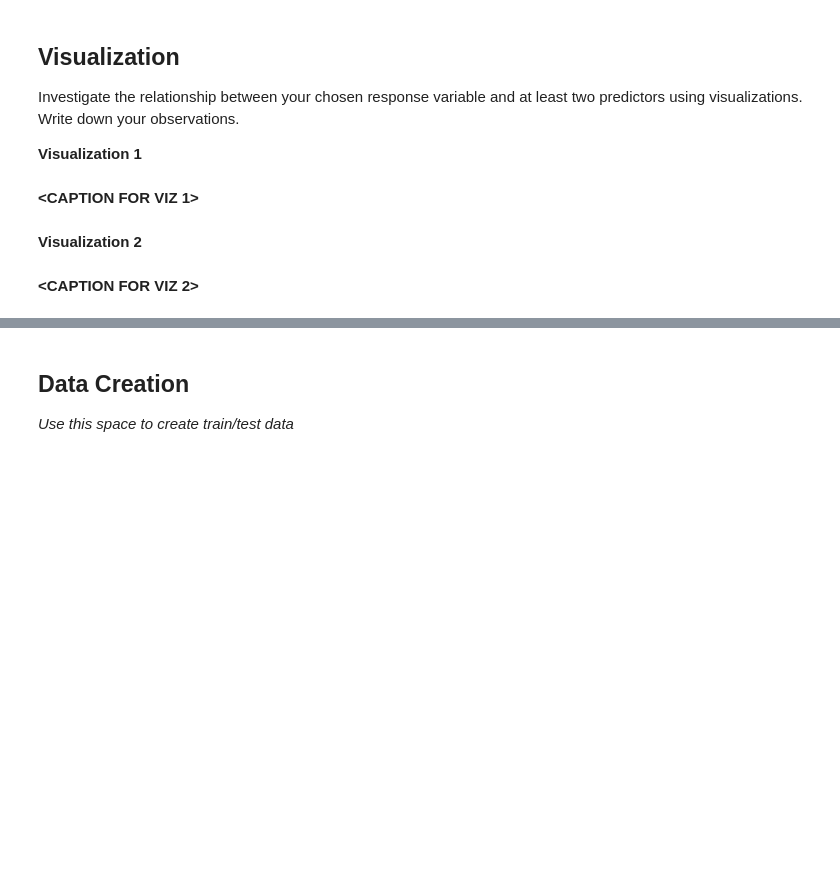
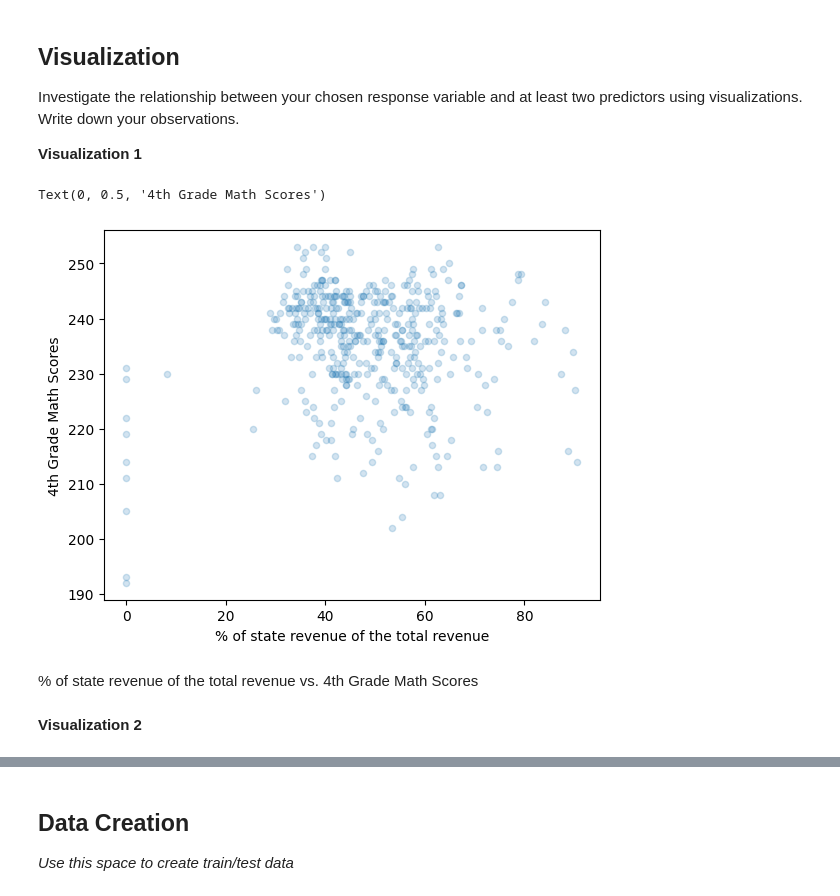
Before and after one commit to akang275/mdst-setup, a Jupyter notebook: tutorial1/checkpoint1.ipynb, the cells around one changed output, grey strips where cells are left out. Cells and saved outputs as stored; diff of their text form; code cells hidden in the pictures; blank space fills up the shorter version.

```diff
--- a/tutorial1/checkpoint1.ipynb
+++ b/tutorial1/checkpoint1.ipynb
@@ -35,2 +44,5 @@ Import `numpy`, `pandas`, and `matplotlib`.
 # %% [markdown]
 Load in the "states_edu.csv" dataset and take a look at the head of the data
+# %%
+df = pd.read_csv("../data/states_edu.csv")
+df.head()
@@ -38,3 +58,7 @@ Load in the "states_edu.csv" dataset and take a look at the head of the data
 You should always familiarize yourself with what each column in the dataframe represents. Read about the states_edu dataset here: https://www.kaggle.com/noriuk/us-education-datasets-unification-project
 # %% [markdown]
 Use this space to rename columns, deal with missing data, etc. _(optional)_
+# %%
+df.dropna(subset = ['TOTAL_REVENUE'], inplace=True)
+df.dropna(subset = ['STATE_REVENUE'], inplace=True)
+df.isna().sum()
@@ -47,2 +93,12 @@ How many years of data are logged in our dataset?
 # %% [markdown]
 Let's compare Michigan to Ohio. Which state has the higher average outcome score across all years?
+# %%
+df["PERCENT_OF_STATE_REVENUE_OF_TOTAL_REVENUE"] = df["STATE_REVENUE"]/df["TOTAL_REVENUE"] * 100
+df.dropna(subset = ["PERCENT_OF_STATE_REVENUE_OF_TOTAL_REVENUE"], inplace=True)
+
+states = df.groupby("STATE")
+
+if states.get_group("OHIO")["PERCENT_OF_STATE_REVENUE_OF_TOTAL_REVENUE"].mean() > states.get_group("MICHIGAN")["PERCENT_OF_STATE_REVENUE_OF_TOTAL_REVENUE"].mean():
+    print("OHIO")
+else:
+    print("MICHIGAN")
@@ -68,9 +159,14 @@ Feature engineering justification: **<BRIEFLY DESCRIBE WHY YOU MADE THE CHANGES
 Investigate the relationship between your chosen response variable and at least two predictors using visualizations. Write down your observations.
 
 **Visualization 1**
-# %% [markdown]
-**<CAPTION FOR VIZ 1>**
+# %%
+df.plot.scatter(x = "PERCENT_OF_STATE_REVENUE_OF_TOTAL_REVENUE", y = "AVG_MATH_4_SCORE", alpha = 0.2)
+plt.xlabel("% of state revenue of the total revenue")
+plt.ylabel("4th Grade Math Scores")
+# %% [output]
+Text(0, 0.5, '4th Grade Math Scores')
+[figure, added]
+# %% [markdown]
+% of state revenue of the total revenue vs. 4th Grade Math Scores
 # %% [markdown]
 **Visualization 2**
-# %% [markdown]
-**<CAPTION FOR VIZ 2>**
```
Also changed, not shown: parts of 21 cells of this notebook.
